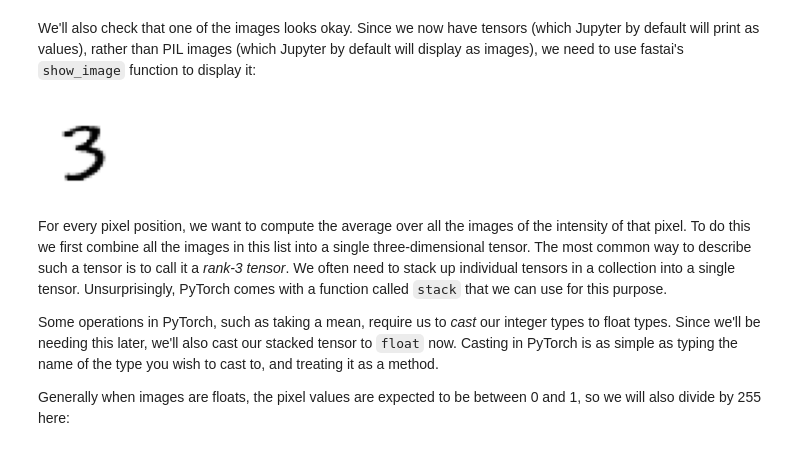
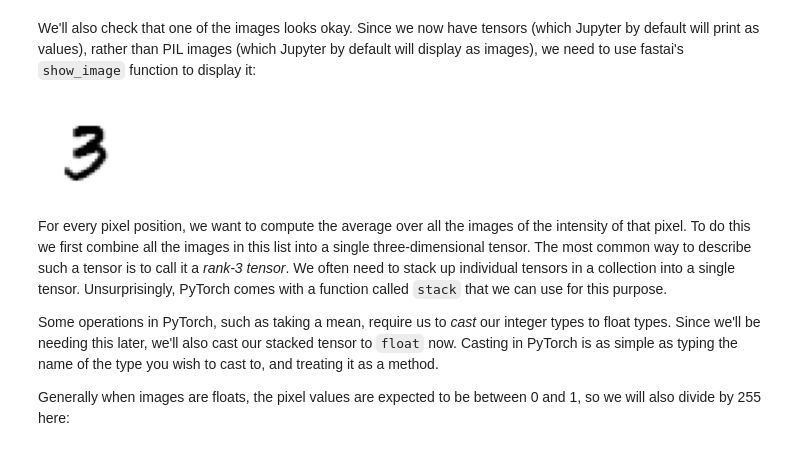
Before and after one commit to yasharthy/ML-practice, a Jupyter notebook: 04_mnist_basics.ipynb, the cells around one changed output. Drawn from its saved outputs; the diff is of its cells as text; code cells hidden in the pictures.

```diff
--- a/04_mnist_basics.ipynb
+++ b/04_mnist_basics.ipynb
@@ -154,9 +154,9 @@ len(three_tensors),len(seven_tensors)
 # %% [markdown]
 We'll also check that one of the images looks okay. Since we now have tensors (which Jupyter by default will print as values), rather than PIL images (which Jupyter by default will display as images), we need to use fastai's `show_image` function to display it:
 # %%
-show_image(three_tensors[1]);
+show_image(three_tensors[3]);
 # %% [output]
-[figure, old version]
+[figure, new version]
 # %% [markdown]
 For every pixel position, we want to compute the average over all the images of the intensity of that pixel. To do this we first combine all the images in this list into a single three-dimensional tensor. The most common way to describe such a tensor is to call it a *rank-3 tensor*. We often need to stack up individual tensors in a collection into a single tensor. Unsurprisingly, PyTorch comes with a function called `stack` that we can use for this purpose.
 
```
Also changed, not shown: parts of 3 cells of this notebook.
